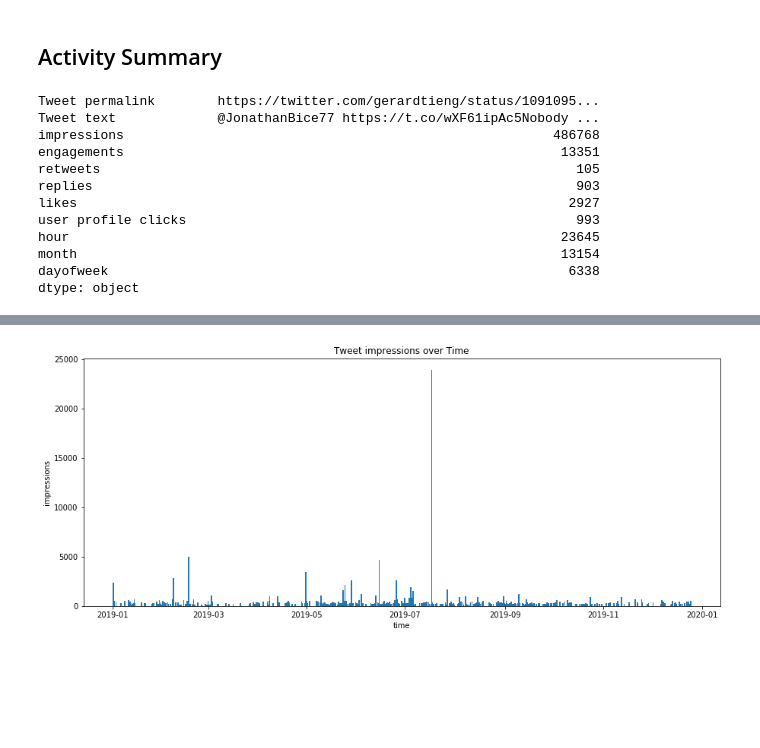
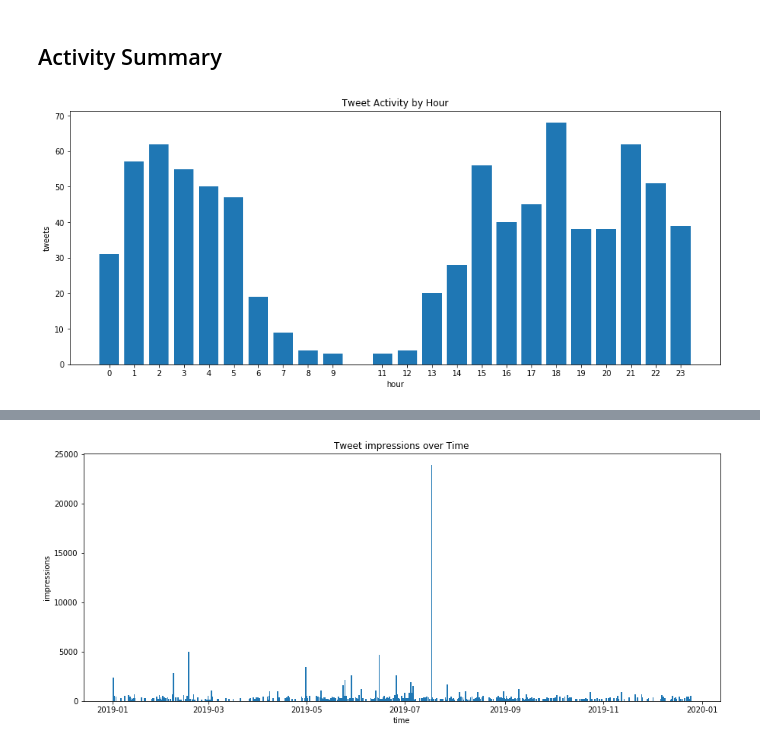
Before and after one commit to gtieng/twitter_analytics, a Jupyter notebook: main.ipynb, the cells around one changed output, grey strips where cells are left out. Saved outputs shown, nothing was run; the diff lists cells and outputs as text; code cells hidden in the pictures; blank space fills up the shorter version.

Commit message:
activity plots complete

```diff
--- a/main.ipynb
+++ b/main.ipynb
@@ -59,18 +59,14 @@ gerard_tweets = gerard[~gerard["Tweet text"].str.startswith("@")]
 gerard_replies = gerard[gerard["Tweet text"].str.startswith("@")]
 # %% [markdown]
 ## Activity Summary
-# %%
-gerard.sum()
-# %% [output]
-Tweet permalink        https://twitter.com/gerardtieng/status/1091095...
-Tweet text             @JonathanBice77 https://t.co/wXF61ipAc5Nobody ...
-impressions                                                       486768
-engagements                                                        13351
-retweets                                                             105
-replies                                                              903
-likes                                                               2927
-user profile clicks                                                  993
-hour                                                               23645
-month                                                              13154
-dayofweek                                                           6338
-dtype: object
+# %%
+hour_activity = gerard_tweets.groupby("hour").count()
+# %%
+plt.figure(figsize=(15,6))
+plt.bar(hour_activity.index, hour_activity["Tweet permalink"], tick_label=hour_activity.index)
+plt.xlabel("hour")
+plt.ylabel("tweets")
+plt.title(f"Tweet Activity by Hour")
+plt.show()
+# %% [output]
+[figure, added]
```
Also changed, not shown: parts of 10 cells of this notebook.
